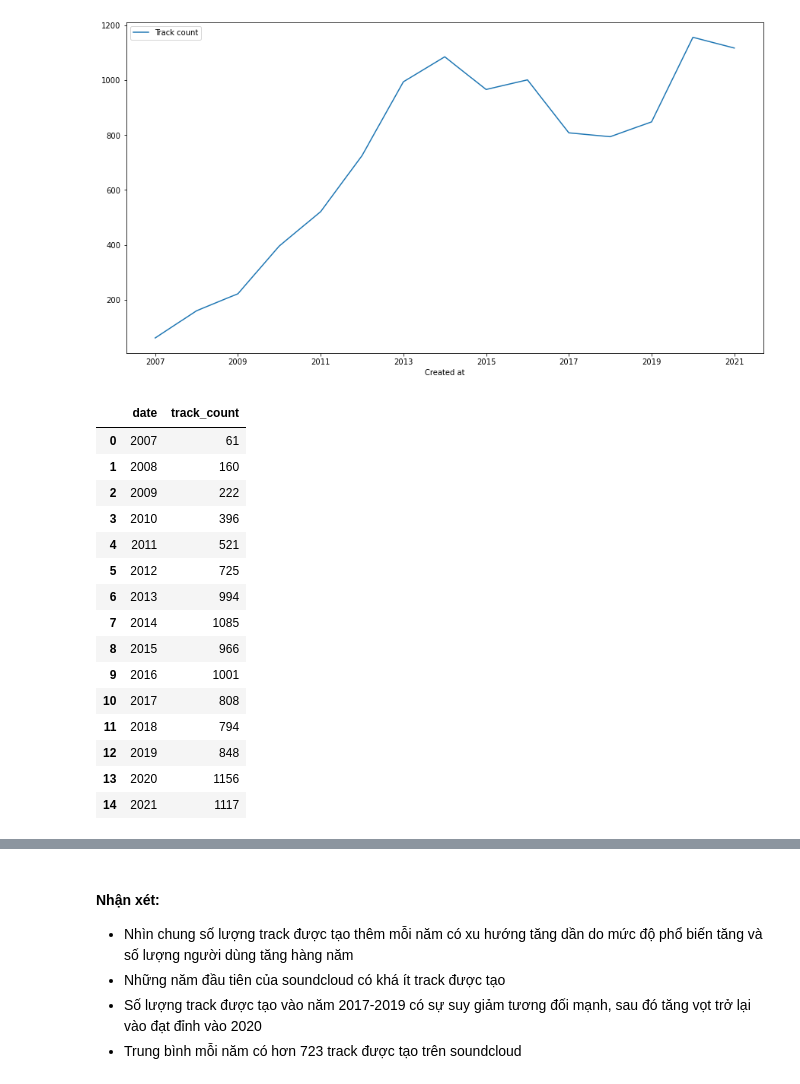
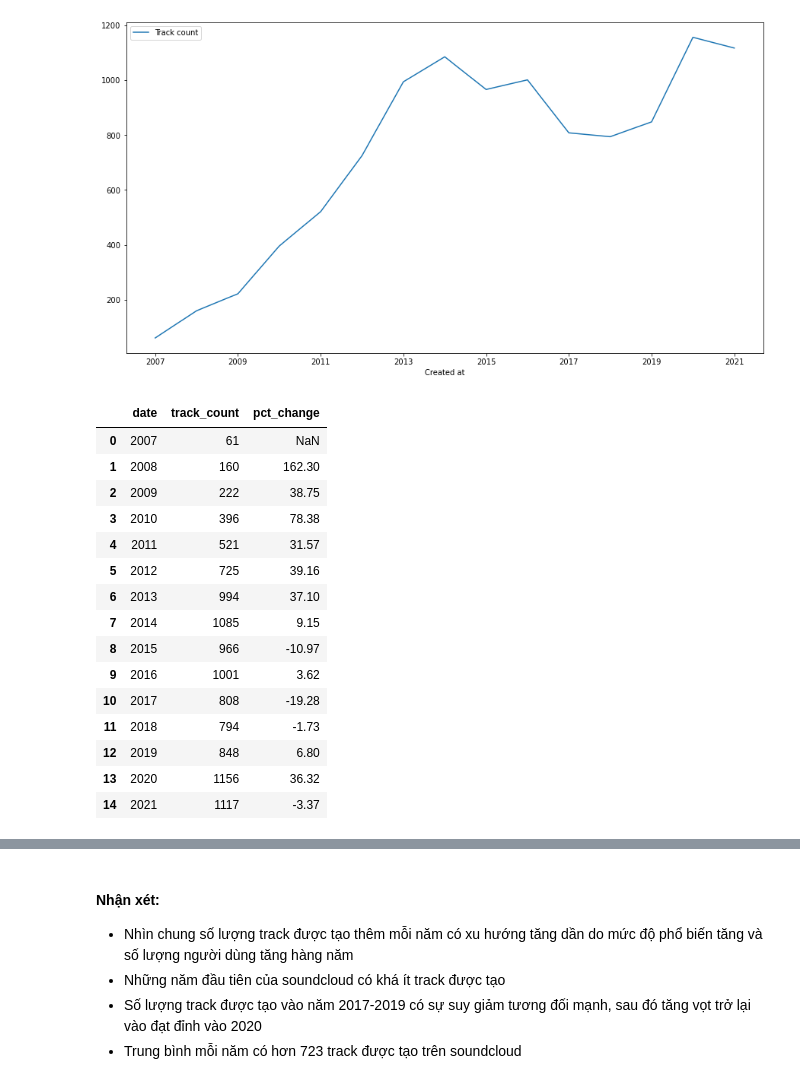
Before and after one commit to owfdataboy/DS-Project02, a Jupyter notebook: project02.ipynb, the cells around one changed output, grey strips where cells are left out. Drawn from its saved outputs; the diff is of its cells as text; code cells hidden in the pictures.

```diff
--- a/project02.ipynb
+++ b/project02.ipynb
@@ -448,22 +464,23 @@ year_graph.legend(["Track count"])
 # %% [output]
 <matplotlib.legend.Legend at 0x...>
 [figure]
-# %%
-df_count_track_year
-# %% [output]
-|  | date | track_count |
-| 0 | 2007 | 61 |
-| 1 | 2008 | 160 |
-| 2 | 2009 | 222 |
-| 3 | 2010 | 396 |
-| 4 | 2011 | 521 |
-| 5 | 2012 | 725 |
-| 6 | 2013 | 994 |
-| 7 | 2014 | 1085 |
-| 8 | 2015 | 966 |
-| 9 | 2016 | 1001 |
-| 10 | 2017 | 808 |
-| 11 | 2018 | 794 |
-| 12 | 2019 | 848 |
-| 13 | 2020 | 1156 |
-| 14 | 2021 | 1117 |
+# %%
+df_count_track_year['pct_change'] = df_count_track_year['track_count'].pct_change().round(decimals=4)*100
+df_count_track_year
+# %% [output]
+|  | date | track_count | pct_change |
+| 0 | 2007 | 61 | NaN |
+| 1 | 2008 | 160 | 162.30 |
+| 2 | 2009 | 222 | 38.75 |
+| 3 | 2010 | 396 | 78.38 |
+| 4 | 2011 | 521 | 31.57 |
+| 5 | 2012 | 725 | 39.16 |
+| 6 | 2013 | 994 | 37.10 |
+| 7 | 2014 | 1085 | 9.15 |
+| 8 | 2015 | 966 | -10.97 |
+| 9 | 2016 | 1001 | 3.62 |
+| 10 | 2017 | 808 | -19.28 |
+| 11 | 2018 | 794 | -1.73 |
+| 12 | 2019 | 848 | 6.80 |
+| 13 | 2020 | 1156 | 36.32 |
+| 14 | 2021 | 1117 | -3.37 |
```
Also changed, not shown: parts of 16 cells of this notebook.
